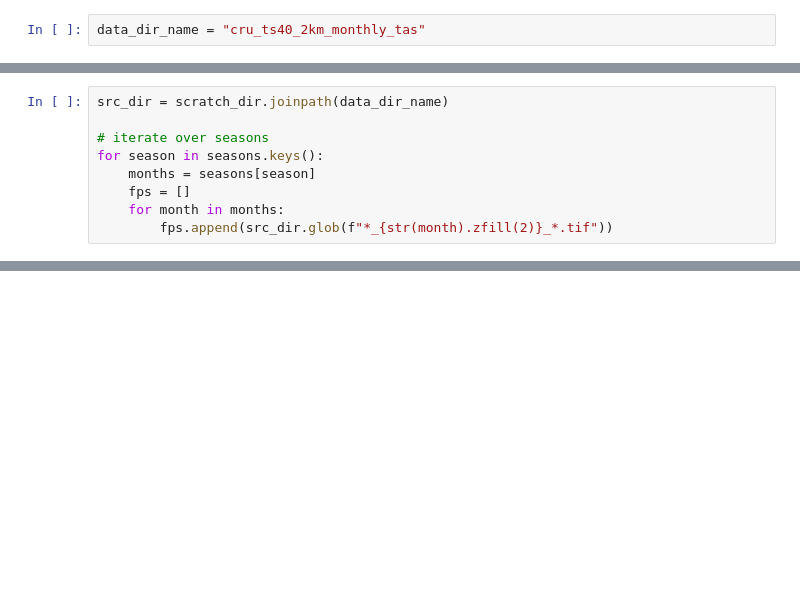
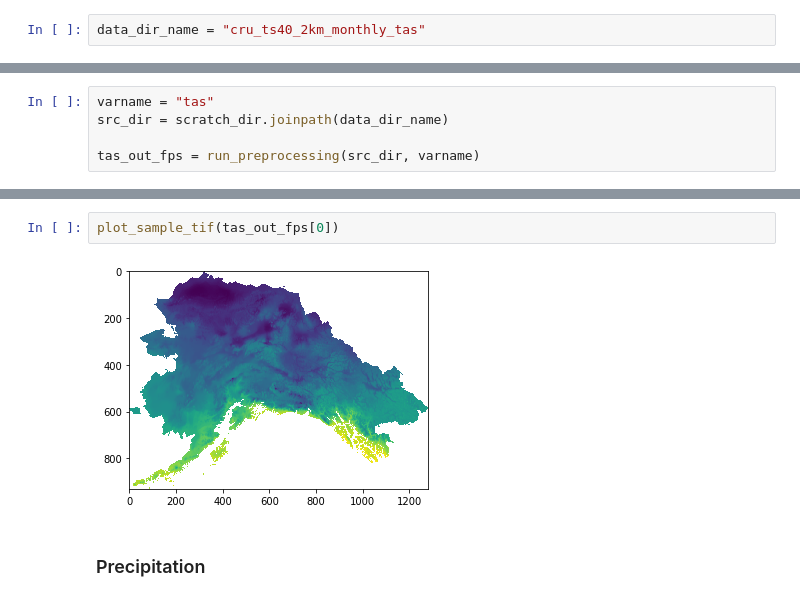
Before and after one commit to ua-snap/rasdaman-ingest, a Jupyter notebook: iem/tas_pr_2km/preprocess_historical.ipynb, the cells around one changed output, grey strips where cells are left out. Drawn from its saved outputs; the diff is of its cells as text; blank space fills up the shorter version.

Commit message:
completes preprocessing code for CRU TS baseline stats

```diff
--- a/iem/tas_pr_2km/preprocess_historical.ipynb
+++ b/iem/tas_pr_2km/preprocess_historical.ipynb
@@ -132,10 +182,6 @@ Window(col_off=717, row_off=84, width=1280, height=931)
 # %%
+varname = "tas"
 src_dir = scratch_dir.joinpath(data_dir_name)
 
-# iterate over seasons
-for season in seasons.keys():
-    months = seasons[season]
-    fps = []
-    for month in months:
-        fps.append(src_dir.glob(f"*_{str(month).zfill(2)}_*.tif"))
+tas_out_fps = run_preprocessing(src_dir, varname)
 # %% [output]
@@ -153,0 +202,6 @@ for season in seasons.keys():
+# %%
+plot_sample_tif(tas_out_fps[0])
+# %% [output]
+[figure, added]
+# %% [markdown]
+### Precipitation
```
Also changed, not shown: parts of 8 cells of this notebook.
